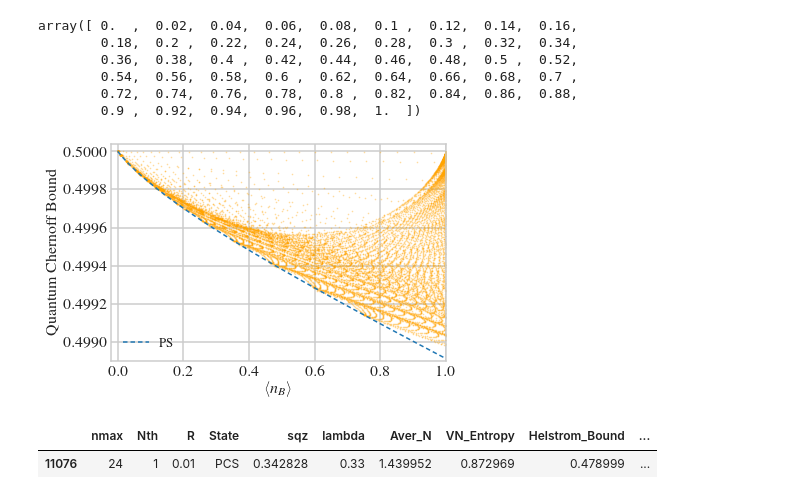
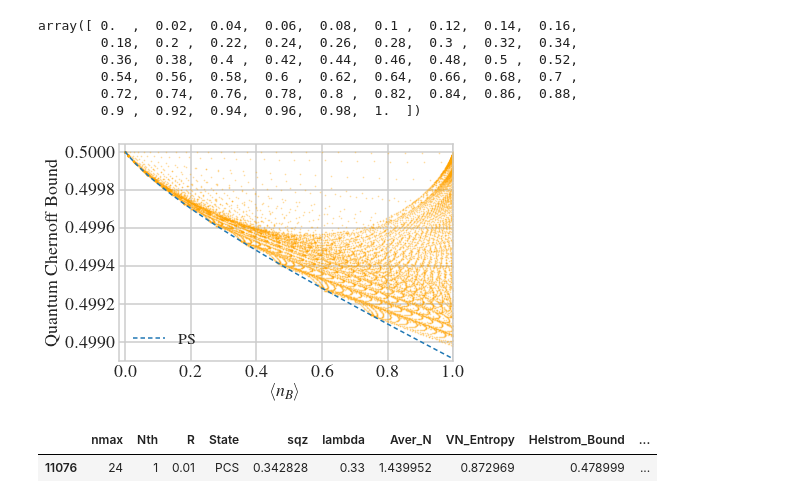
Before and after one commit to lffan/quantum_illumination, a Jupyter notebook: ipynbs/2.1_PCS_Scanning.ipynb, the cells around one changed output. Cells and saved outputs as stored; diff of their text form; code cells hidden in the pictures.

```diff
--- a/ipynbs/2.1_PCS_Scanning.ipynb
+++ b/ipynbs/2.1_PCS_Scanning.ipynb
@@ -79,32 +79,32 @@ array([ 0.  ,  0.02,  0.04,  0.06,  0.08,  0.1 ,  0.12,  0.14,  0.16,
 # %%
 # for lmd in df['lambda'].unique():
 #     temp = df[df['lambda'] == lmd]
 #     plt.scatter(temp['B_aver_N'], temp['Chernoff_Bound'], s=0.2, label=None)
 
 plt.scatter(df['B_aver_N'], df['Chernoff_Bound'],
             marker='o', s=0.5, alpha=0.3, color='orange', label=None)
 for name in ('PS', ):
     temp_df = dfb[dfb['State'] == name]
     if name == 'TMSS':
         continue
 #         plt.plot(temp_df['B_aver_N'], temp_df['Chernoff_Bound'], label=name)
     else:
         plt.plot(temp_df['B_aver_N'], temp_df['Chernoff_Bound'],
                  dashes=dashes[name], label=name)
 
 plt.xlim(-0.02, 1)
 plt.ylim(0.4989, 0.50004)
 
-plt.legend(loc=3, fontsize=13)
+plt.legend(loc=3, fontsize=16)
 plt.xlabel("$\langle n_B \\rangle$")
 plt.ylabel("Quantum Chernoff Bound")
 
-plt.savefig('../output/figures/g_qcb_vs_nb_pcs.pdf', bbox_inches='tight')
-plt.savefig('../output/figures/g_qcb_vs_nb_pcs.png', bbox_inches='tight')
+# plt.savefig('../output/figures/g_qcb_vs_nb_pcs.pdf', bbox_inches='tight')
+plt.savefig('../output/figures/g_qcb_vs_nb_pcs.png', bbox_inches='tight', dpi=144)
 
 plt.show()
 # %% [output]
-[figure, old version]
+[figure, new version]
 # %%
 t = df[(df['B_aver_N'] < 0.68) & (df['B_aver_N'] > 0.65) &
        (df['Chernoff_Bound'] < 0.4992) & (df['Chernoff_Bound'] > 0.49912)]
```
Also changed, not shown: parts of 1 cell of this notebook, 22 other files.
